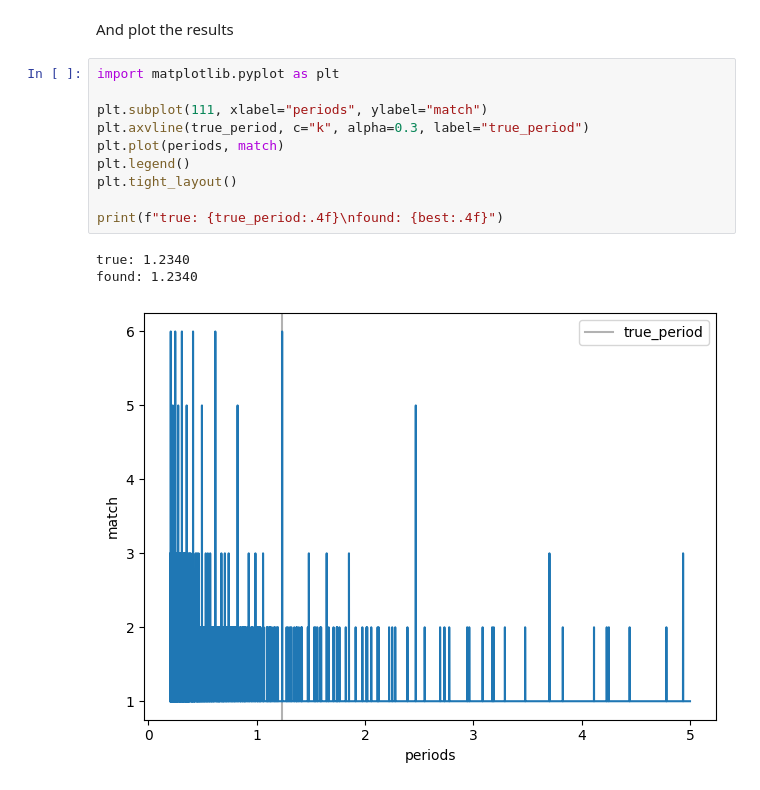
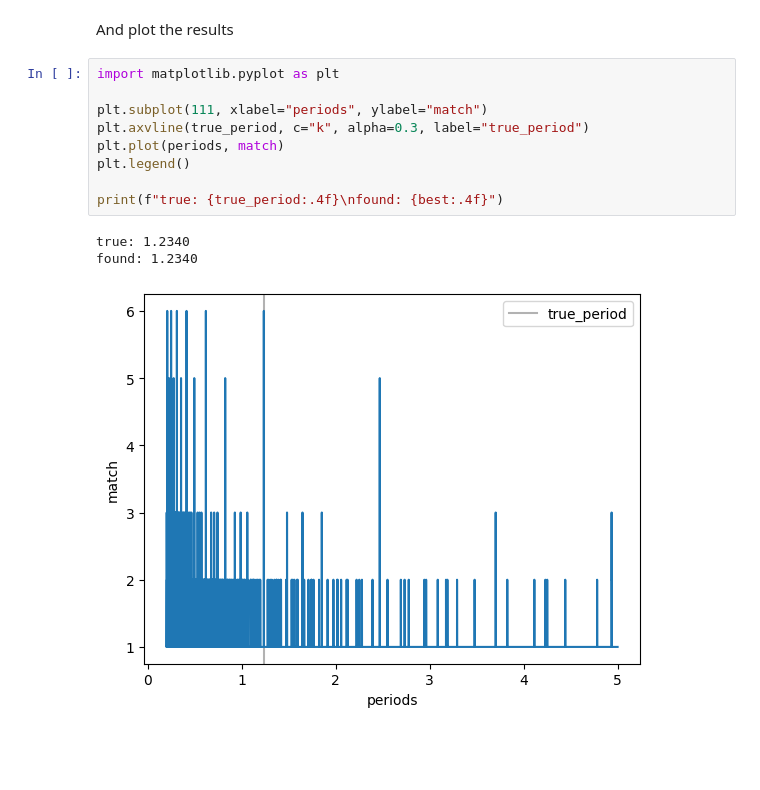
Before and after one commit to lgrcia/nightshift, a Jupyter notebook: docs/ipynb/periodmatch.ipynb, the cells around one changed output. Cells and saved outputs as stored; diff of their text form; blank space fills up the shorter version.

```diff
--- a/docs/ipynb/periodmatch.ipynb
+++ b/docs/ipynb/periodmatch.ipynb
@@ -30,14 +30,13 @@ And plot the results
 # %%
 import matplotlib.pyplot as plt
 
 plt.subplot(111, xlabel="periods", ylabel="match")
 plt.axvline(true_period, c="k", alpha=0.3, label="true_period")
 plt.plot(periods, match)
 plt.legend()
-plt.tight_layout()
 
 print(f"true: {true_period:.4f}\nfound: {best:.4f}")
 # %% [output]
 true: 1.2340
 found: 1.2340
-[figure, old version]
+[figure, new version]
```
Also changed, not shown: 1 other file.
